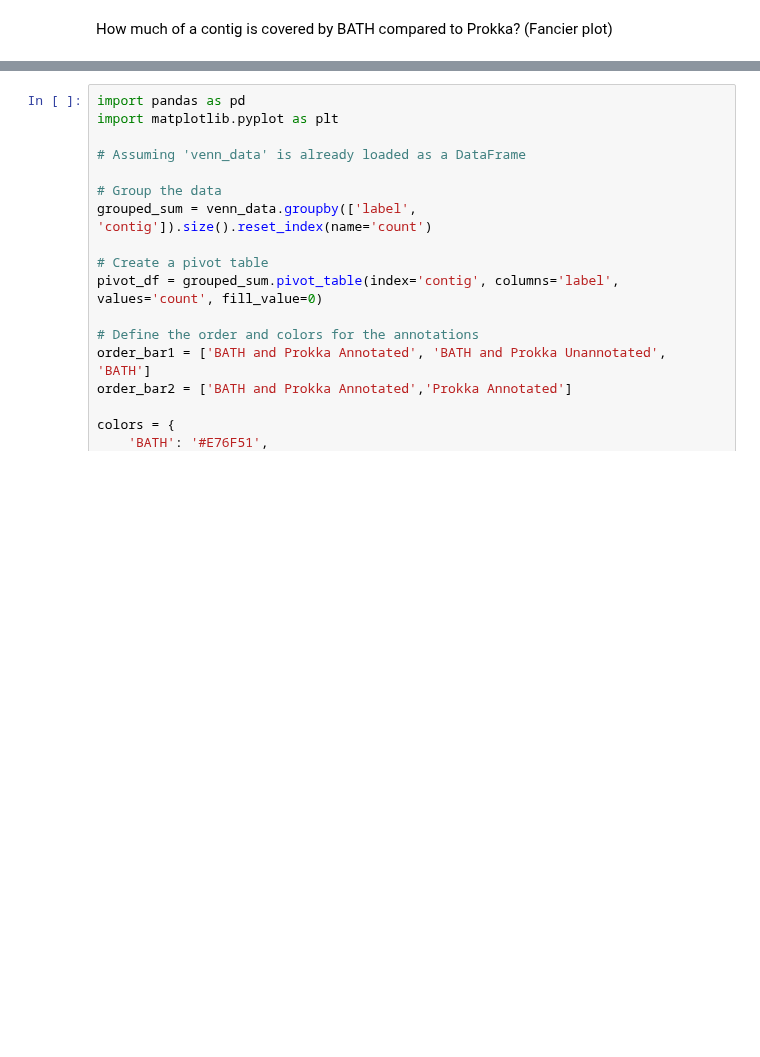
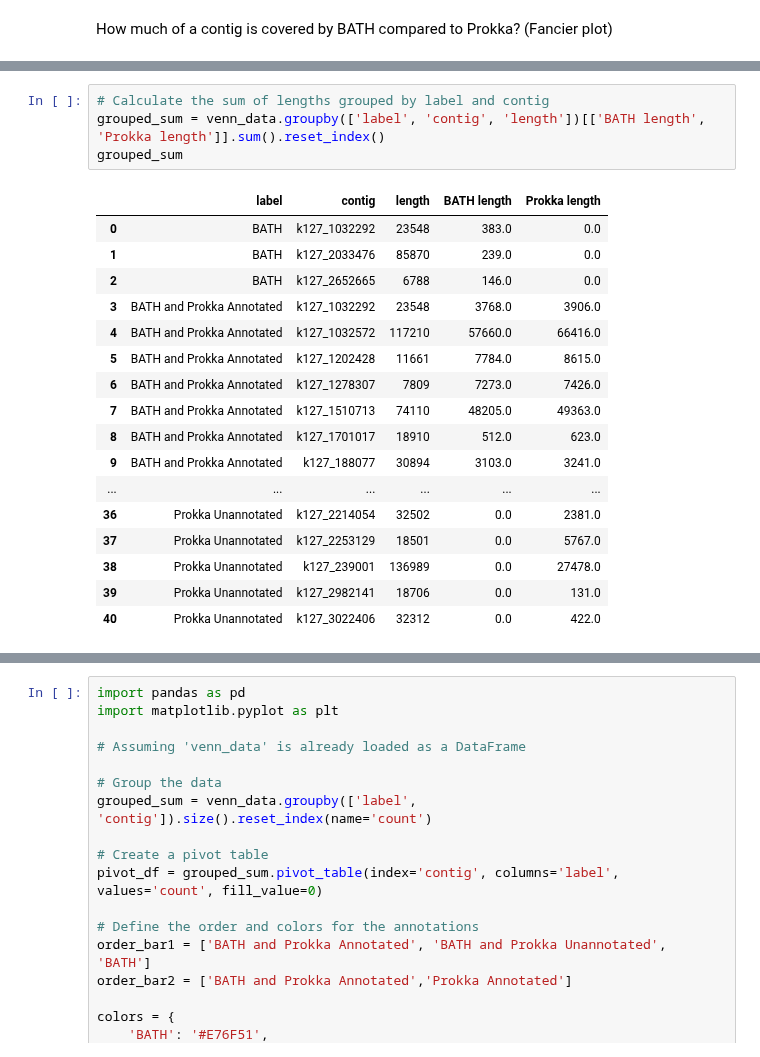
Before and after one commit to NehaSontakk/BATH-Prokka-Comparison, a Jupyter notebook: Length_analysis_TO_do_Aug5.ipynb, the cells around one changed output, grey strips where cells are left out. Saved outputs shown, nothing was run; the diff lists cells and outputs as text; blank space fills up the shorter version.

```diff
--- a/Length_analysis_TO_do_Aug5.ipynb
+++ b/Length_analysis_TO_do_Aug5.ipynb
@@ -283,0 +274,22 @@ pivot_df = grouped_sum.pivot_table(index='contig', columns='label', values='perc
+# %%
+# Calculate the sum of lengths grouped by label and contig
+grouped_sum = venn_data.groupby(['label', 'contig', 'length'])[['BATH length', 'Prokka length']].sum().reset_index()
+grouped_sum
+# %% [output]
+|  | label | contig | length | BATH length | Prokka length |
+| 0 | BATH | k127_1032292 | 23548 | 383.0 | 0.0 |
+| 1 | BATH | k127_2033476 | 85870 | 239.0 | 0.0 |
+| 2 | BATH | k127_2652665 | 6788 | 146.0 | 0.0 |
+| 3 | BATH and Prokka Annotated | k127_1032292 | 23548 | 3768.0 | 3906.0 |
+| 4 | BATH and Prokka Annotated | k127_1032572 | 117210 | 57660.0 | 66416.0 |
+| 5 | BATH and Prokka Annotated | k127_1202428 | 11661 | 7784.0 | 8615.0 |
+| 6 | BATH and Prokka Annotated | k127_1278307 | 7809 | 7273.0 | 7426.0 |
+| 7 | BATH and Prokka Annotated | k127_1510713 | 74110 | 48205.0 | 49363.0 |
+| 8 | BATH and Prokka Annotated | k127_1701017 | 18910 | 512.0 | 623.0 |
+| 9 | BATH and Prokka Annotated | k127_188077 | 30894 | 3103.0 | 3241.0 |
+| ... | ... | ... | ... | ... | ... |
+| 36 | Prokka Unannotated | k127_2214054 | 32502 | 0.0 | 2381.0 |
+| 37 | Prokka Unannotated | k127_2253129 | 18501 | 0.0 | 5767.0 |
+| 38 | Prokka Unannotated | k127_239001 | 136989 | 0.0 | 27478.0 |
+| 39 | Prokka Unannotated | k127_2982141 | 18706 | 0.0 | 131.0 |
+| 40 | Prokka Unannotated | k127_3022406 | 32312 | 0.0 | 422.0 |
```
Also changed, not shown: parts of 3 cells of this notebook.
